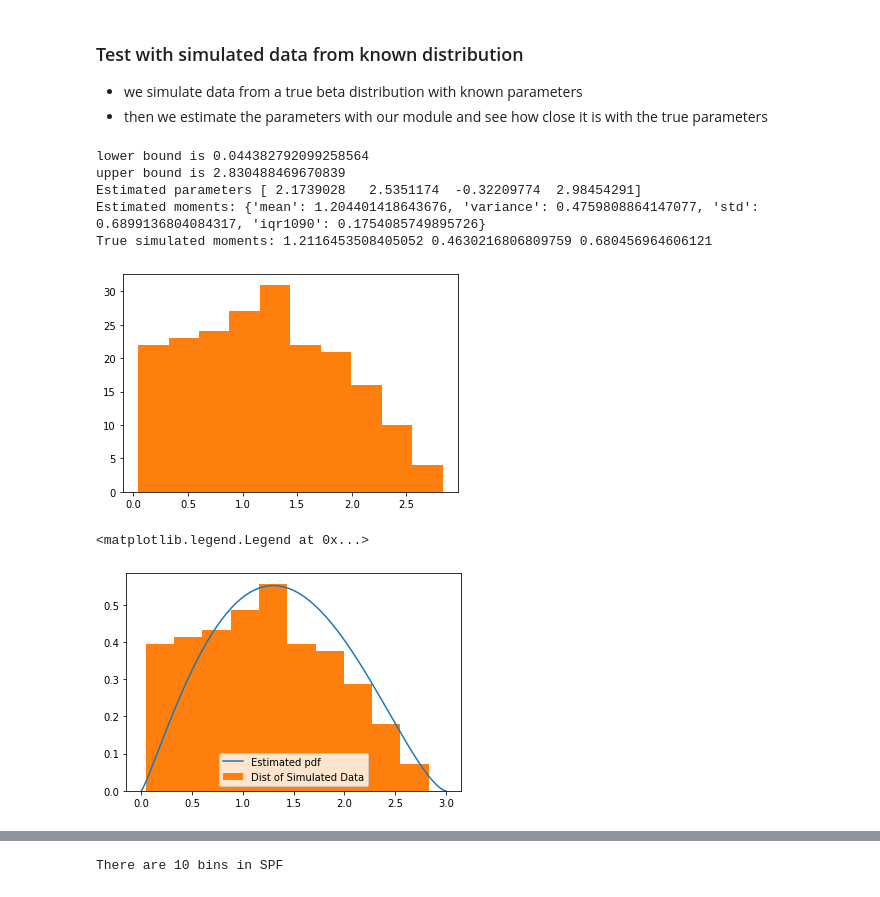
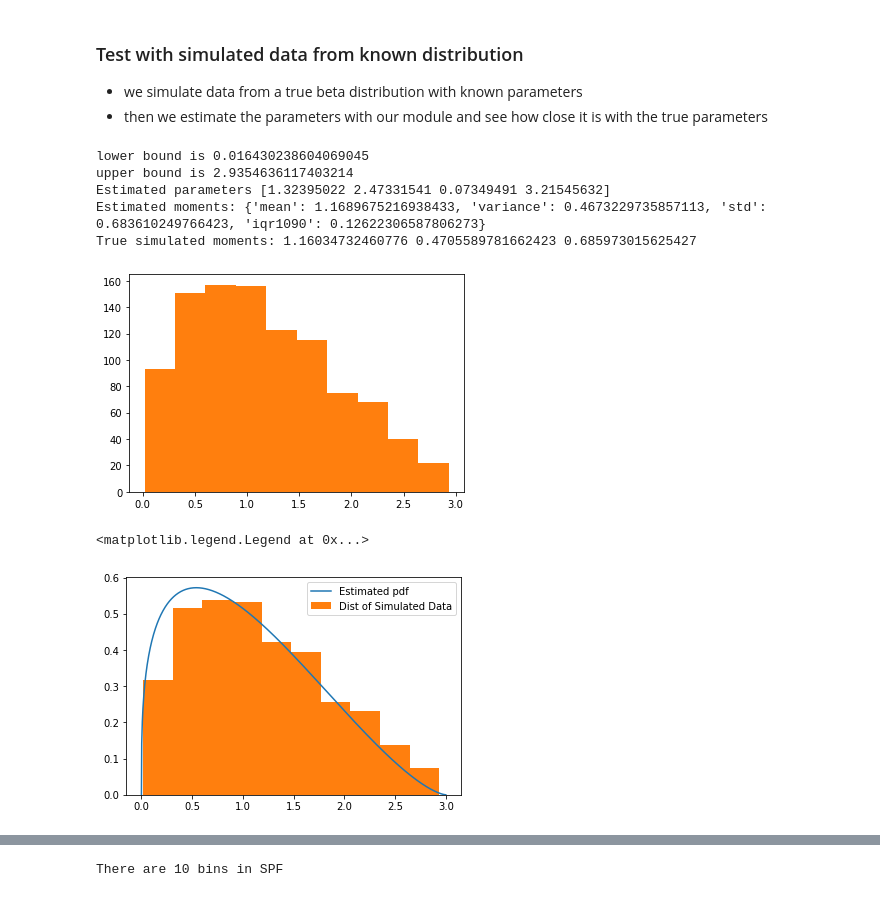
Before and after one commit to iworld1991/DensitySurveyEstimation, a Jupyter notebook: python/DensityEst.ipynb, the cells around one changed output, grey strips where cells are left out. Drawn from its saved outputs; the diff is of its cells as text; code cells hidden in the pictures.

```diff
--- a/python/DensityEst.ipynb
+++ b/python/DensityEst.ipynb
@@ -70,13 +70,24 @@ def GeneralizedBetaEst(bin,probs):
             distance= sum((beta.cdf(bin[1:],a,b,loc=lb,scale=ub-lb)-cdf)**2)
             return distance
         if lb==bin[0] and ub==bin[-1]:
-            para_est = minimize(distance4para,x0_4para,method='CG')['x']
+            result = minimize(distance4para,x0_4para,
+                                method='CG')
+            if result['success']:
+                para_est = result['x']
+            else:
+                para_est = []
+
         else:
-            para_est = minimize(distance2para,x0_2para,method='CG')['x']
-            scale = ub-lb
-            para_est = np.concatenate([para_est,
-                                      np.array([lb,scale])]
-                                     )
+            result = minimize(distance2para,x0_2para,
+                                method='CG')
+            para_est = result['x']
+            if result['success']:
+                para_est = result['x']
+                scale = ub-lb
+                para_est = np.concatenate([para_est,
+                                          np.array([lb,scale])])
+            else:
+                para_est = []
         return para_est   # could be 2 or 4 parameters
 # %%
 def GeneralizedBetaStats(a,b,lb,ub):
@@ -408,34 +419,35 @@ UniformStats(para_est['lb'],para_est['ub'])
 - then we estimate the parameters with our module and see how close it is with the true parameters
 # %%
 ## simulate a generalized distribution
-sim_n=200
+sim_n=1000
 true_alpha,true_beta,true_loc,true_scale=1.4,2.2,0,3
 sim_data = beta.rvs(true_alpha,true_beta,
                     loc=true_loc,
                     scale=true_scale,
                     size=sim_n)
 sim_bins2=plt.hist(sim_data)[1]
 sim_probs2=plt.hist(sim_data)[0]/sim_n
 sim_est=GeneralizedBetaEst(sim_bins2,sim_probs2)
 
 print('Estimated parameters',sim_est)
 
 print('Estimated moments:',GeneralizedBetaStats(sim_est[0],
                           sim_est[1],
                           sim_est[2],
                           sim_est[3]))
 
 print('True simulated moments:',
       np.mean(sim_data),
      np.std(sim_data)**2,
-     np.std(sim_data))
+     np.std(sim_data)
+     )
 # %% [output]
-lower bound is 0.044382792099258564
-upper bound is 2.830488469670839
-Estimated parameters [ 2.1739028   2.5351174  -0.32209774  2.98454291]
-Estimated moments: {'mean': 1.204401418643676, 'variance': 0.4759808864147077, 'std': 0.6899136804084317, 'iqr1090': 0.1754085749895726}
-True simulated moments: 1.2116453508405052 0.4630216806809759 0.680456964606121
+lower bound is 0.016430238604069045
+upper bound is 2.9354636117403214
+Estimated parameters [1.32395022 2.47331541 0.07349491 3.21545632]
+Estimated moments: {'mean': 1.1689675216938433, 'variance': 0.4673229735857113, 'std': 0.683610249766423, 'iqr1090': 0.12622306587806273}
+True simulated moments: 1.16034732460776 0.4705589781662423 0.685973015625427
-[figure, old version]
+[figure, new version]
 # %%
 ## plot the estimated generalized beta versus the histogram of simulated data drawn from a true beta distribution
 sim_x = np.linspace(true_loc,true_loc+true_scale,sim_n)
@@ -445,7 +457,7 @@ plt.hist(sim_data,density=True,label='Dist of Simulated Data')
 plt.legend(loc=0)
 # %% [output]
 <matplotlib.legend.Legend at 0x...>
-[figure, old version]
+[figure, new version]
 # %%
 ## This is the synthesized density estimation function
 def SynDensityStat(bin,probs):
```
Also changed, not shown: parts of 7 cells of this notebook, 3 other files.
